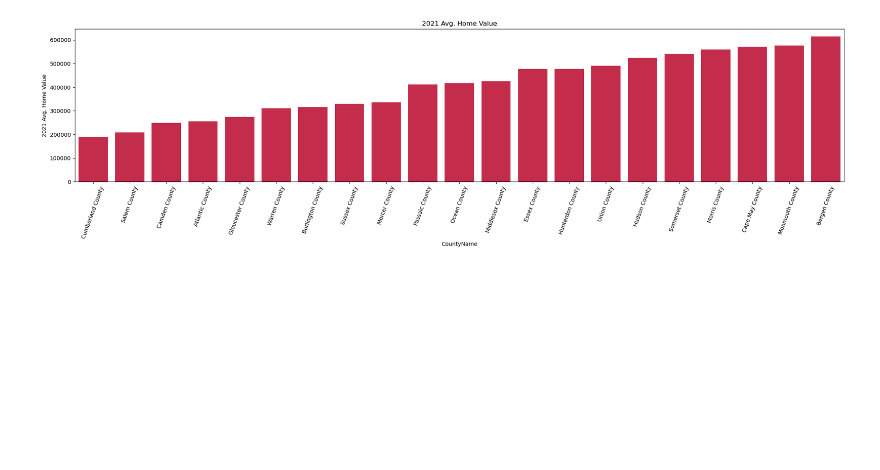
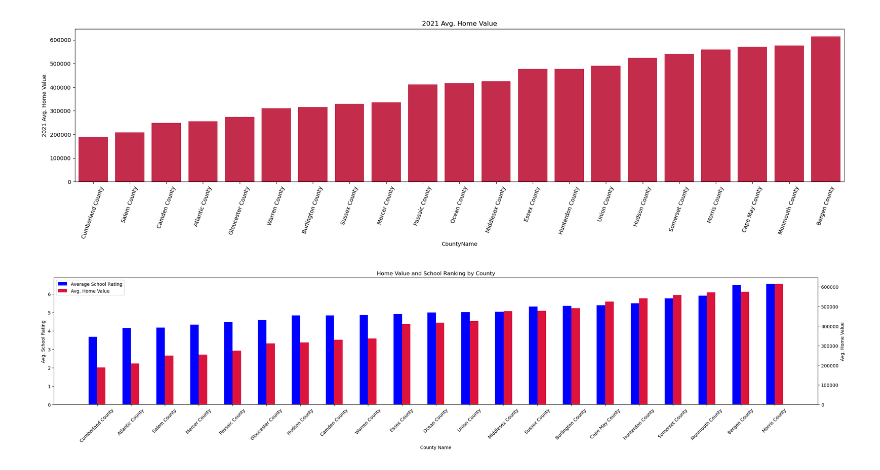
Before and after one commit to tlochan/ProjectOne, a Jupyter notebook: Data Cleaning.ipynb, the cells around one changed output. Cells and saved outputs as stored; diff of their text form; code cells hidden in the pictures; blank space fills up the shorter version.

Commit message:
Bar chart with comparison of home values and school rankings

```diff
--- a/Data Cleaning.ipynb
+++ b/Data Cleaning.ipynb
@@ -477,3 +477,32 @@ plt.ylabel('2021 Avg. Home Value')
 plt.show()
 # %% [output]
 [figure]
+# %%
+fig, ax1 = plt.subplots(figsize=(30,5))
+
+x = np.arange(len(school_rating_by_county))
+bar_width = 0.25
+
+ax1.bar(x - bar_width/2, school_rating_by_county['Rating'], color='blue', width=bar_width, label='Average School Rating')
+ax1.set_xlabel('County Name')
+ax1.set_ylabel('Avg. School Rating')
+ax1.tick_params(axis='y')
+
+ax2 = ax1.twinx()
+ax2.bar(x + bar_width/2, avg_ranking_by_county['2021-09-30'], color='crimson', width=bar_width, label='Avg. Home Value')
+ax2.set_ylabel('Avg. Home Value')
+ax2.tick_params(axis='y')
+
+ax1.set_xticks(x)
+ax1.set_xticklabels(school_rating_by_county['CountyName'], rotation=45)
+
+lines1, labels1 = ax1.get_legend_handles_labels()
+lines2, labels2 = ax2.get_legend_handles_labels()
+
+ax1.legend(lines1 + lines2, labels1 + labels2, loc='upper left')
+
+plt.title('Home Value and School Ranking by County')
+
+plt.show()
+# %% [output]
+[figure, added]
```
